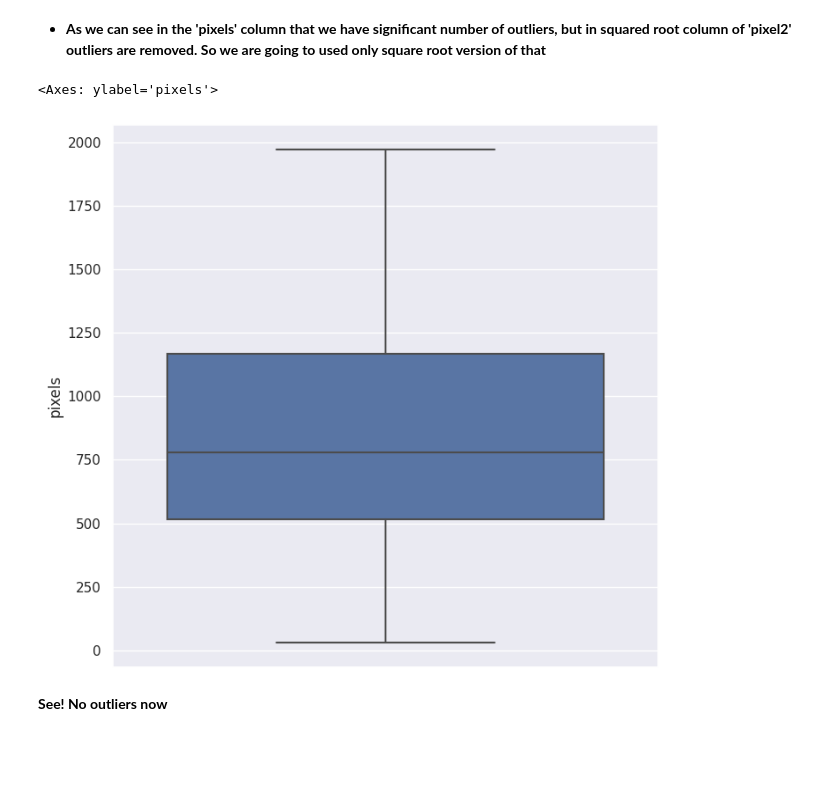
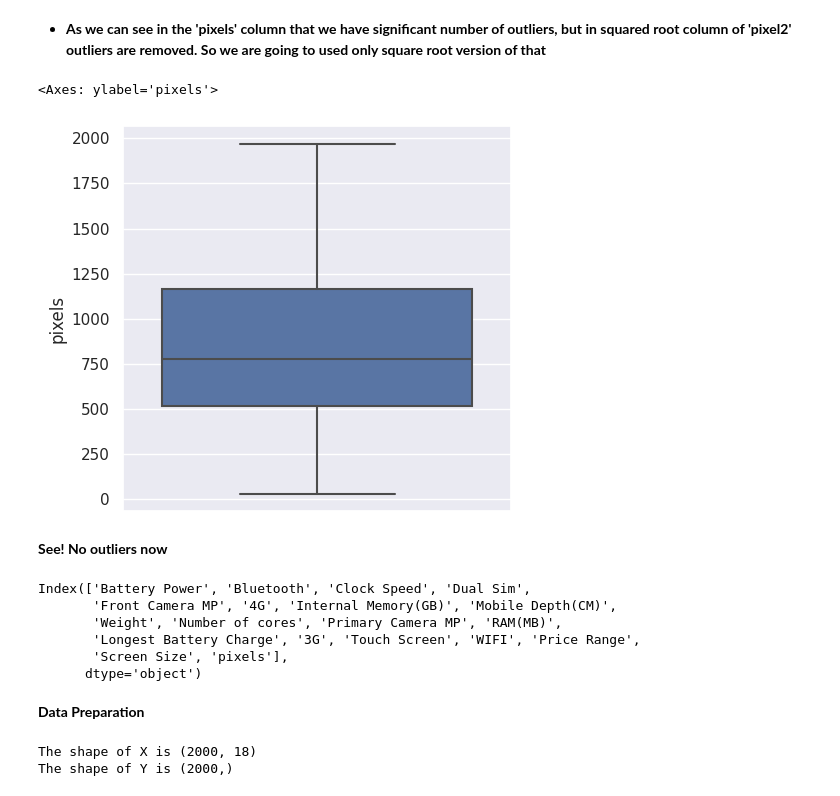
Before and after one commit to atulchune/Mobile-price-range-Prediction, a Jupyter notebook: Mobile_Price_Range_Prediction.ipynb, the cells around one changed output. Drawn from its saved outputs; the diff is of its cells as text; code cells hidden in the pictures; blank space fills up the shorter version.

```diff
--- a/Mobile_Price_Range_Prediction.ipynb
+++ b/Mobile_Price_Range_Prediction.ipynb
@@ -735,10 +699,33 @@ plt.show()
 df['pixels'] = df['pixels']**0.5
 df.drop('pixels2',axis=1,inplace=True)
 # %%
-
-sns.boxplot(y =df['pixels'] )
+plt.figure(figsize=(5, 5))
+sns.boxplot(y = df['pixels'] )
 # %% [output]
 <Axes: ylabel='pixels'>
-[figure, old version]
+[figure, new version]
 # %% [markdown]
 **See! No outliers now**
+# %%
+df.columns
+# %% [output]
+Index(['Battery Power', 'Bluetooth', 'Clock Speed', 'Dual Sim',
+       'Front Camera MP', '4G', 'Internal Memory(GB)', 'Mobile Depth(CM)',
+       'Weight', 'Number of cores', 'Primary Camera MP', 'RAM(MB)',
+       'Longest Battery Charge', '3G', 'Touch Screen', 'WIFI', 'Price Range',
+       'Screen Size', 'pixels'],
+      dtype='object')
+# %% [markdown]
+**Data Preparation**
+# %%
+# Defining X and y
+
+X = df.drop(['Price Range'], axis = 1)
+Y = df['Price Range']
+
+# print the shape of X and Y
+print("The shape of X is", X.shape)
+print("The shape of Y is", Y.shape)
+# %% [output]
+The shape of X is (2000, 18)
+The shape of Y is (2000,)
```
Also changed, not shown: parts of 14 cells of this notebook.
